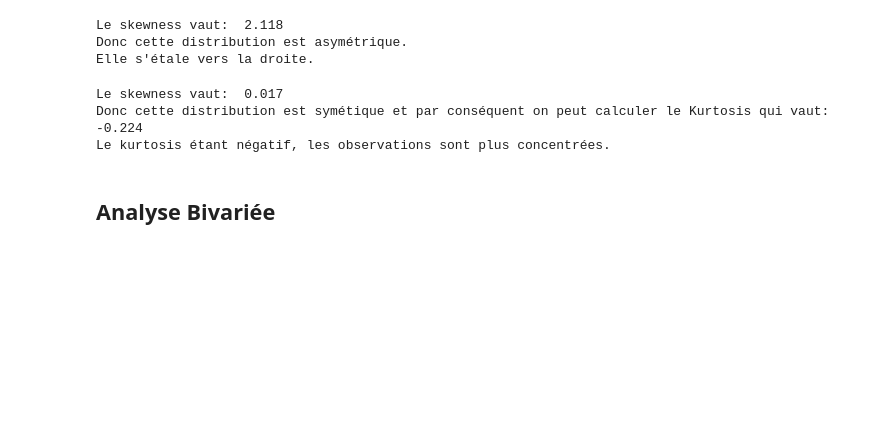
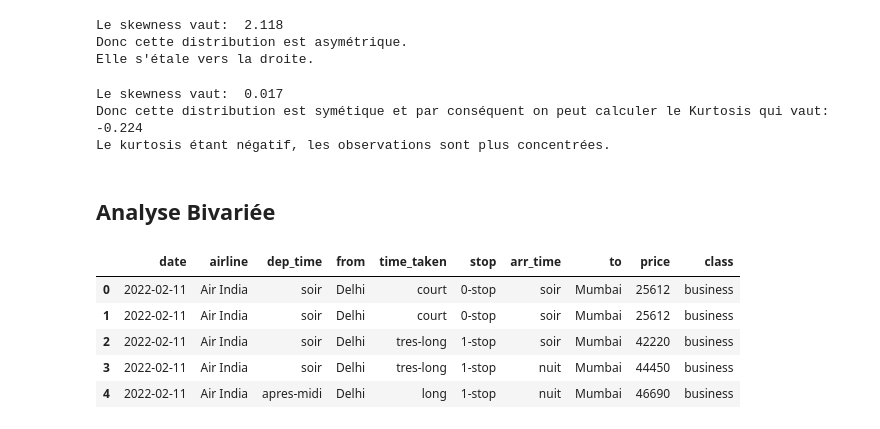
Before and after one commit to chanwinharold/Prevision_du_prix_des_vols, a Jupyter notebook: notebooks/02_exploratory_analysis.ipynb, the cells around one changed output. Saved outputs shown, nothing was run; the diff lists cells and outputs as text; code cells hidden in the pictures; blank space fills up the shorter version.

```diff
--- a/notebooks/02_exploratory_analysis.ipynb
+++ b/notebooks/02_exploratory_analysis.ipynb
@@ -332,3 +332,12 @@ Donc cette distribution est symétique et par conséquent on peut calculer le Ku
 Le kurtosis étant négatif, les observations sont plus concentrées.
 # %% [markdown]
 ## Analyse Bivariée
+# %%
+data.head()
+# %% [output]
+|  | date | airline | dep_time | from | time_taken | stop | arr_time | to | price | class |
+| 0 | 2022-02-11 | Air India | soir | Delhi | court | 0-stop | soir | Mumbai | 25612 | business |
+| 1 | 2022-02-11 | Air India | soir | Delhi | court | 0-stop | soir | Mumbai | 25612 | business |
+| 2 | 2022-02-11 | Air India | soir | Delhi | tres-long | 1-stop | soir | Mumbai | 42220 | business |
+| 3 | 2022-02-11 | Air India | soir | Delhi | tres-long | 1-stop | nuit | Mumbai | 44450 | business |
+| 4 | 2022-02-11 | Air India | apres-midi | Delhi | long | 1-stop | nuit | Mumbai | 46690 | business |
```
Also changed, not shown: parts of 1 cell of this notebook.
